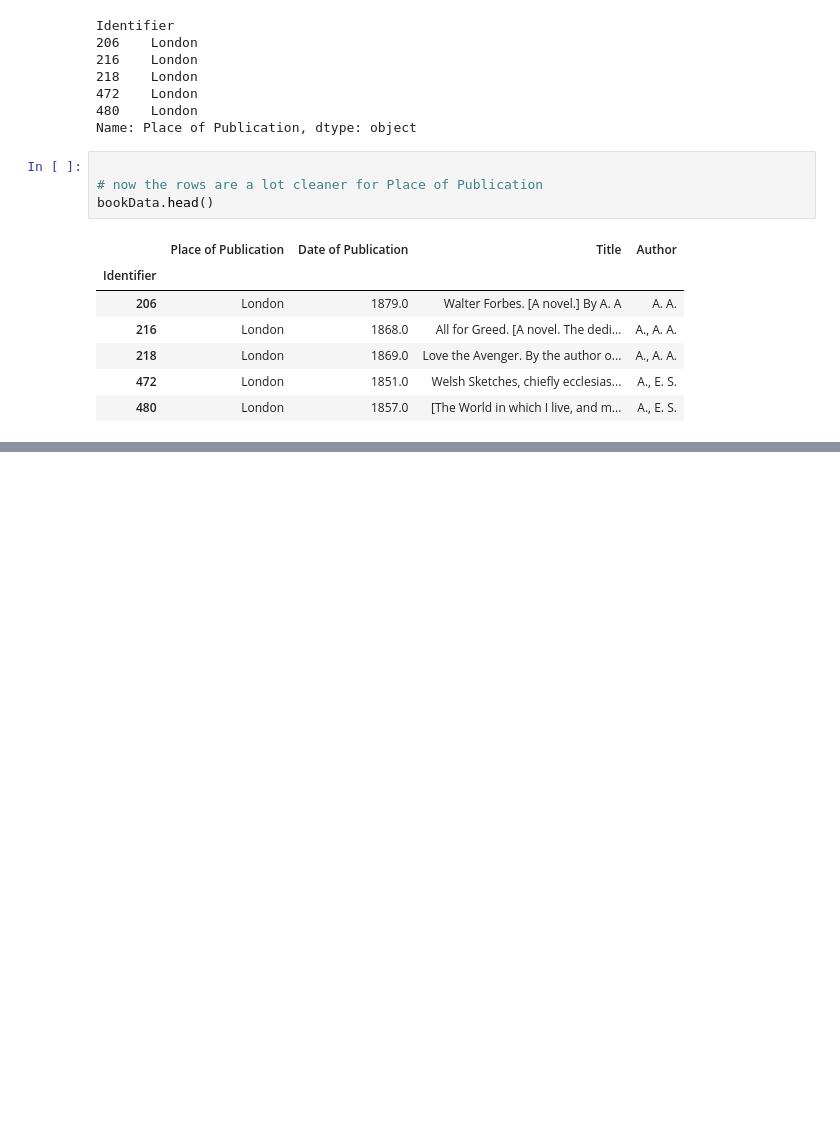
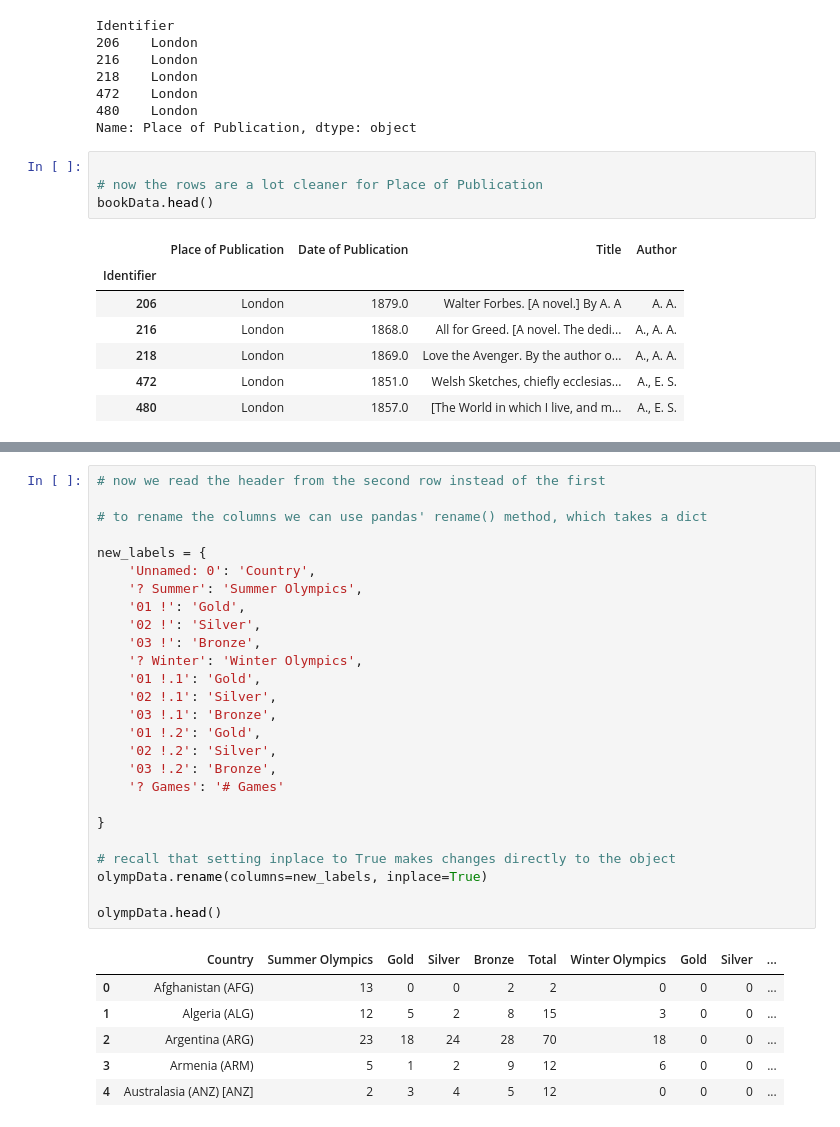
Before and after one commit to J4s0nZhang/python-data-cleaning, a Jupyter notebook: follow_tutorial.ipynb, the cells around one changed output, grey strips where cells are left out. Saved outputs shown, nothing was run; the diff lists cells and outputs as text; blank space fills up the shorter version.

```diff
--- a/follow_tutorial.ipynb
+++ b/follow_tutorial.ipynb
@@ -289,0 +426,33 @@ bookData.head()
+# %%
+# now we read the header from the second row instead of the first
+
+# to rename the columns we can use pandas' rename() method, which takes a dict
+
+new_labels = {
+    'Unnamed: 0': 'Country',
+    '? Summer': 'Summer Olympics',
+    '01 !': 'Gold',
+    '02 !': 'Silver',
+    '03 !': 'Bronze',
+    '? Winter': 'Winter Olympics',
+    '01 !.1': 'Gold',
+    '02 !.1': 'Silver',
+    '03 !.1': 'Bronze',
+    '01 !.2': 'Gold',
+    '02 !.2': 'Silver',
+    '03 !.2': 'Bronze',
+    '? Games': '# Games'
+
+}
+
+# recall that setting inplace to True makes changes directly to the object
+olympData.rename(columns=new_labels, inplace=True)
+
+olympData.head()
+# %% [output]
+|  | Country | Summer Olympics | Gold | Silver | Bronze | Total | Winter Olympics | Gold | Silver | ... |
+| 0 | Afghanistan (AFG) | 13 | 0 | 0 | 2 | 2 | 0 | 0 | 0 | ... |
+| 1 | Algeria (ALG) | 12 | 5 | 2 | 8 | 15 | 3 | 0 | 0 | ... |
+| 2 | Argentina (ARG) | 23 | 18 | 24 | 28 | 70 | 18 | 0 | 0 | ... |
+| 3 | Armenia (ARM) | 5 | 1 | 2 | 9 | 12 | 6 | 0 | 0 | ... |
+| 4 | Australasia (ANZ) [ANZ] | 2 | 3 | 4 | 5 | 12 | 0 | 0 | 0 | ... |
```
Also changed, not shown: parts of 15 cells of this notebook.
